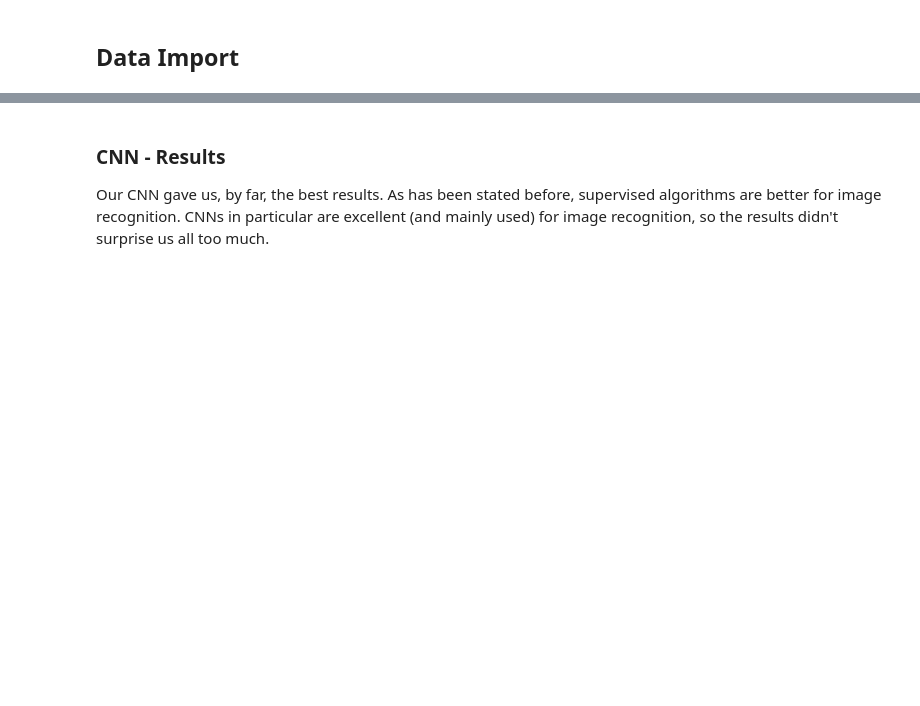
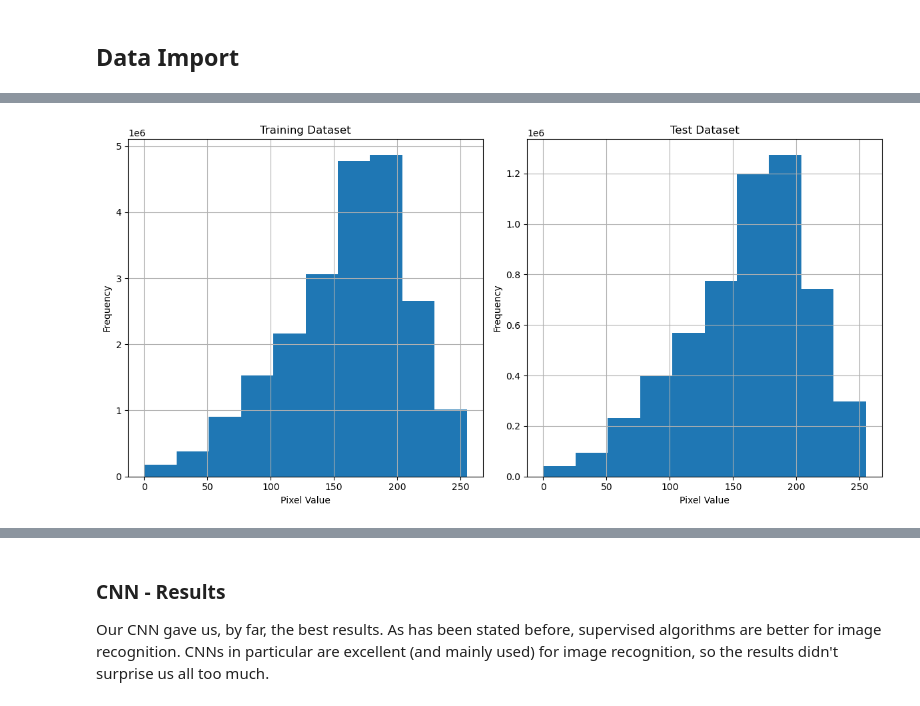
Before and after one commit to albracher/COGS-118B-Final-Project-Template-, a Jupyter notebook: ResultsDiscussion.ipynb, the cells around one changed output, grey strips where cells are left out. Cells and saved outputs as stored; diff of their text form; code cells hidden in the pictures; blank space fills up the shorter version.

```diff
--- a/ResultsDiscussion.ipynb
+++ b/ResultsDiscussion.ipynb
@@ -71,0 +77,13 @@ data = extract_forkmeans.values
+# %%
+print(f'Shape of train data: {train.shape}')
+print(f'Shape of test data: {test.shape}')
+
+label_test = test['label']
+label_train = train['label']
+train_data = train.drop('label',axis=1)
+test_data = test.drop('label',axis=1)
+
+# Display descriptive statistics for train dataset
+print(f'Train descriptive stats {train.label.describe()}')
+# Display descriptive statistics for test dataset
+print(f'\nTest descriptive stats {test.label.describe()}')
@@ -71,0 +139,27 @@ data = extract_forkmeans.values
+# %%
+# Concatenate pixel values from both train and test datasets
+pix_train = pd.Series(train_data.values.reshape(-1))
+pix_test = pd.Series(test_data.values.reshape(-1))
+
+# Create subplots
+fig, axes = plt.subplots(1, 2, figsize=(12, 6))
+
+# Plot histogram and display descriptive statistics for training dataset
+pix_train.hist(ax=axes[0])
+axes[0].set_title('Training Dataset')
+axes[0].set_xlabel('Pixel Value')
+axes[0].set_ylabel('Frequency')
+
+# Plot histogram for test dataset
+pix_test.hist(ax=axes[1])
+axes[1].set_title('Test Dataset')
+axes[1].set_xlabel('Pixel Value')
+axes[1].set_ylabel('Frequency')
+
+# Adjust layout
+plt.tight_layout()
+
+# Show the plot
+plt.show()
+# %% [output]
+[figure, added]
```
Also changed, not shown: parts of 13 cells of this notebook.
